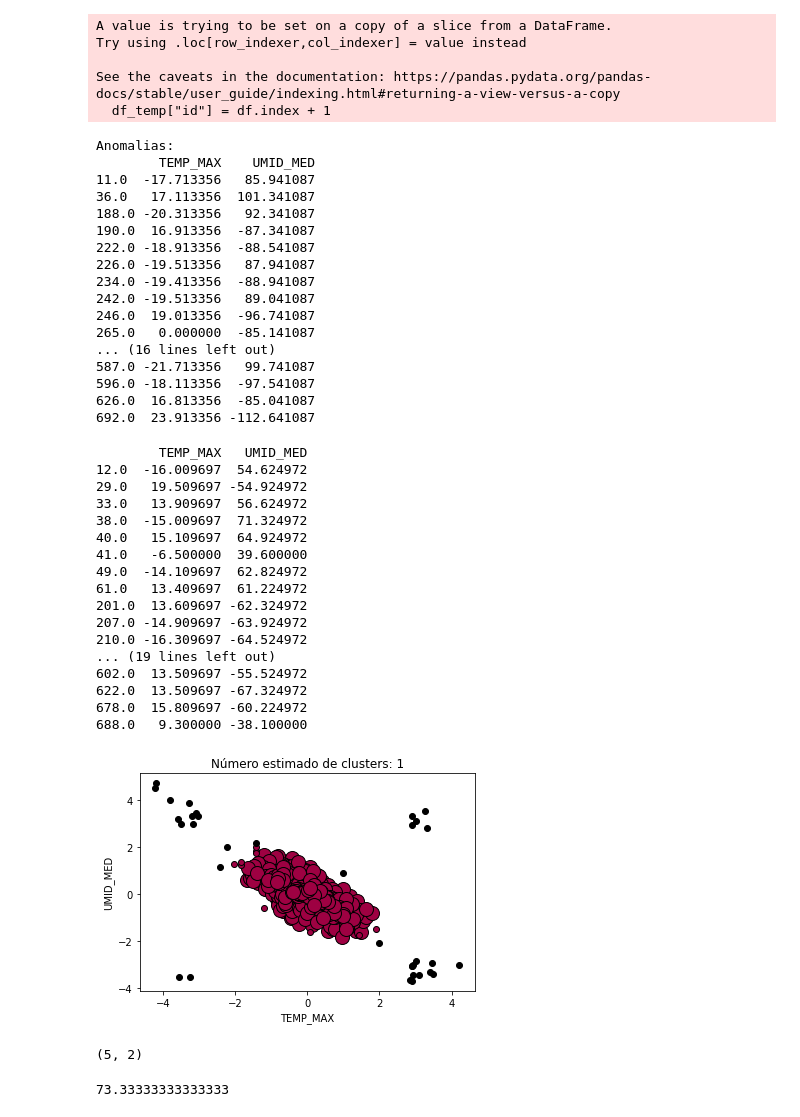
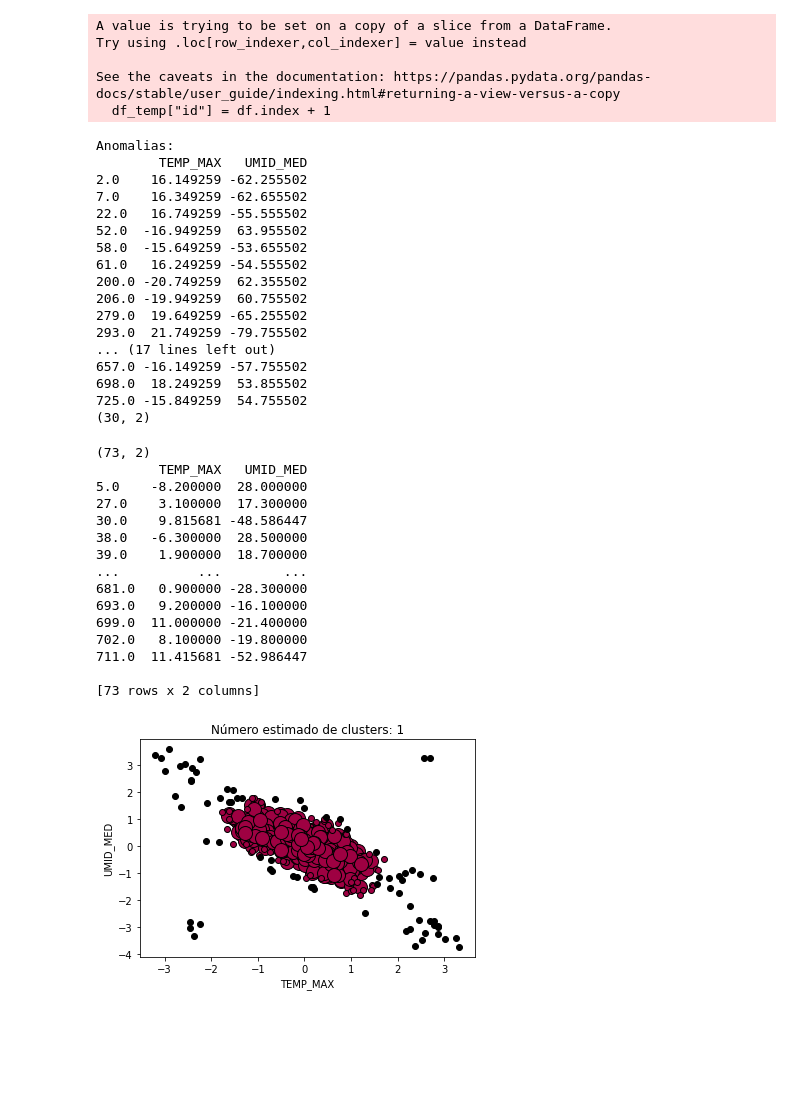
Before and after one commit to AndersonRodr/algorithms-detect-anomalies, a Jupyter notebook: PrimeiroExperimento.ipynb, the cells around one changed output. Saved outputs shown, nothing was run; the diff lists cells and outputs as text; code cells hidden in the pictures; blank space fills up the shorter version.

```diff
--- a/PrimeiroExperimento.ipynb
+++ b/PrimeiroExperimento.ipynb
@@ -241,28 +241,28 @@ dfs = dataTraining(taxaContaminacao, True)
 df_training_temp = dfs[0]
 df_test_temp = dfs[1]
 dfAnomalias = dfs[2]
-#rint (dfAnomalias.shape)
+print (dfAnomalias.shape)
 df_training_temp = df_training_temp[df_training_temp.index.notnull()]
 
 #print (df_training_temp.head(n=100).to_string(index=True))
 # %% [output]
 Anomalias:
-        TEMP_MAX    UMID_MED
-11.0  -17.713356   85.941087
-36.0   17.113356  101.341087
-188.0 -20.313356   92.341087
-190.0  16.913356  -87.341087
-222.0 -18.913356  -88.541087
-226.0 -19.513356   87.941087
-234.0 -19.413356  -88.941087
-242.0 -19.513356   89.041087
-246.0  19.013356  -96.741087
-265.0   0.000000  -85.141087
-... (16 lines left out)
-587.0 -21.713356   99.741087
-596.0 -18.113356  -97.541087
-626.0  16.813356  -85.041087
-692.0  23.913356 -112.641087
+        TEMP_MAX   UMID_MED
+2.0    16.149259 -62.255502
+7.0    16.349259 -62.655502
+22.0   16.749259 -55.555502
+52.0  -16.949259  63.955502
+58.0  -15.649259 -53.655502
+61.0   16.249259 -54.555502
+200.0 -20.749259  62.355502
+206.0 -19.949259  60.755502
+279.0  19.649259 -65.255502
+293.0  21.749259 -79.755502
+... (17 lines left out)
+657.0 -16.149259 -57.755502
+698.0  18.249259  53.855502
+725.0 -15.849259  54.755502
+(30, 2)
 # %%
 #------------------------------Implementando o DBSCAN-----------------------------------
 def dbscan_part1(df_used, eps, min_samples):
@@ -291,56 +291,48 @@ def dbscan_part1(df_used, eps, min_samples):
         class_member_mask = (labels == k)
 
         xy = X[class_member_mask & core_samples_mask]
         plt.plot(xy[:, 0], xy[:, 1], 'o', markerfacecolor=tuple(col),
                  markeredgecolor='k', markersize=14)
 
         xy = X[class_member_mask & ~core_samples_mask]
         plt.plot(xy[:, 0], xy[:, 1], 'o', markerfacecolor=tuple(col),
                  markeredgecolor='k', markersize=6)
 
     outliers = outliers[outliers.index.notnull()]
 
     #print('Outliers encontrados: ')
-    #print (outliers.shape)
+    print (outliers.shape)
     print (outliers)
 
     plt.title('Número estimado de clusters: %d' % n_clusters_)
     plt.xlabel("TEMP_MAX")
     plt.ylabel("UMID_MED")
-    plt.show()
+    #plt.show()
     return outliers
 
-eps = 0.5
+eps = 0.3
 min_samples = 10
 #x = np.array([[10, 50], [12, 50], [48, 70]], np.float)
 df_training_temp = df_training_temp[df_training_temp.index.notnull()]
 #print (df_training_temp.shape[0])
 #print(df_training_temp.head(n=50).to_string(index=True))
 
 outliers = dbscan_part1(df_training_temp, eps, min_samples)
 dfOutliersErrados = pd.concat([outliers, dfAnomalias]).drop_duplicates(keep=False)
-print (dfOutliersErrados.shape)
 # %% [output]
+(73, 2)
         TEMP_MAX   UMID_MED
-12.0  -16.009697  54.624972
-29.0   19.509697 -54.924972
-33.0   13.909697  56.624972
-38.0  -15.009697  71.324972
-40.0   15.109697  64.924972
-41.0   -6.500000  39.600000
-49.0  -14.109697  62.824972
-61.0   13.409697  61.224972
-201.0  13.609697 -62.324972
-207.0 -14.909697 -63.924972
-210.0 -16.309697 -64.524972
-... (19 lines left out)
-602.0  13.509697 -55.524972
-622.0  13.509697 -67.324972
-678.0  15.809697 -60.224972
-688.0   9.300000 -38.100000
+5.0    -8.200000  28.000000
+27.0    3.100000  17.300000
+30.0    9.815681 -48.586447
+38.0   -6.300000  28.500000
+39.0    1.900000  18.700000
+...          ...        ...
+681.0   0.900000 -28.300000
+693.0   9.200000 -16.100000
+699.0  11.000000 -21.400000
+702.0   8.100000 -19.800000
+711.0  11.415681 -52.986447
+
+[73 rows x 2 columns]
-[figure, old version]
+[figure, new version]
-(5, 2)
-# %%
-print (2200/30)
-# %% [output]
-73.33333333333333
```
Also changed, not shown: parts of 6 cells of this notebook.
